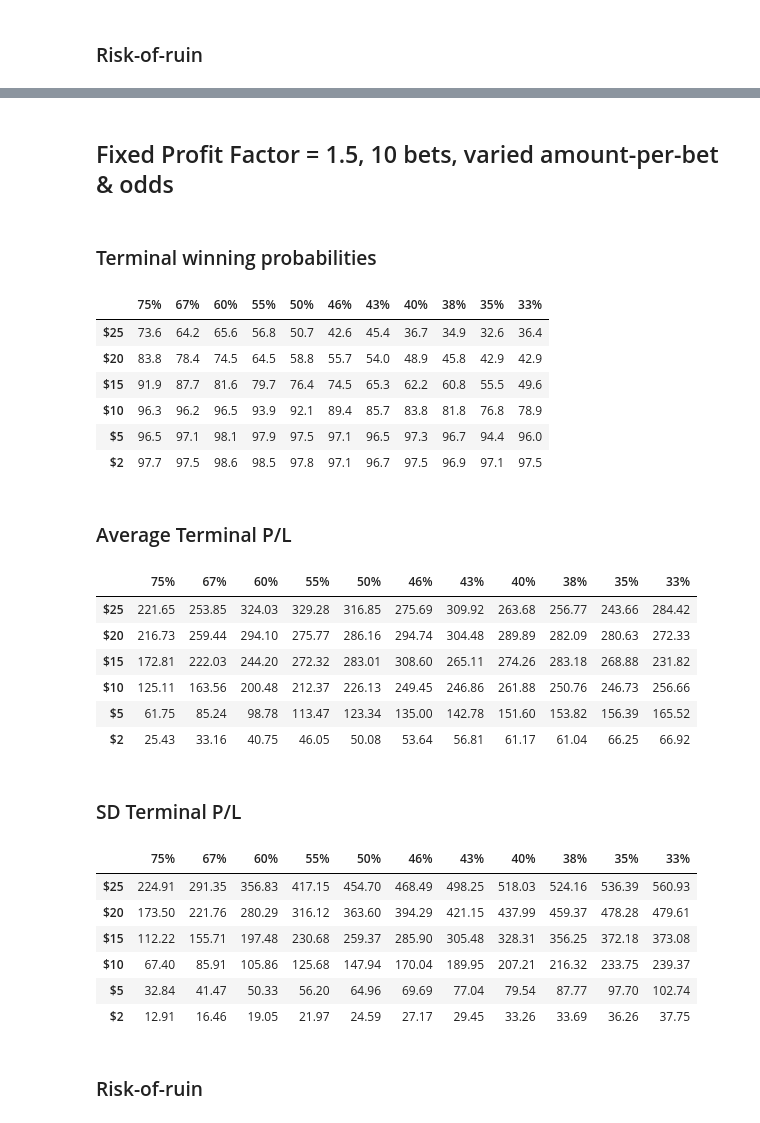
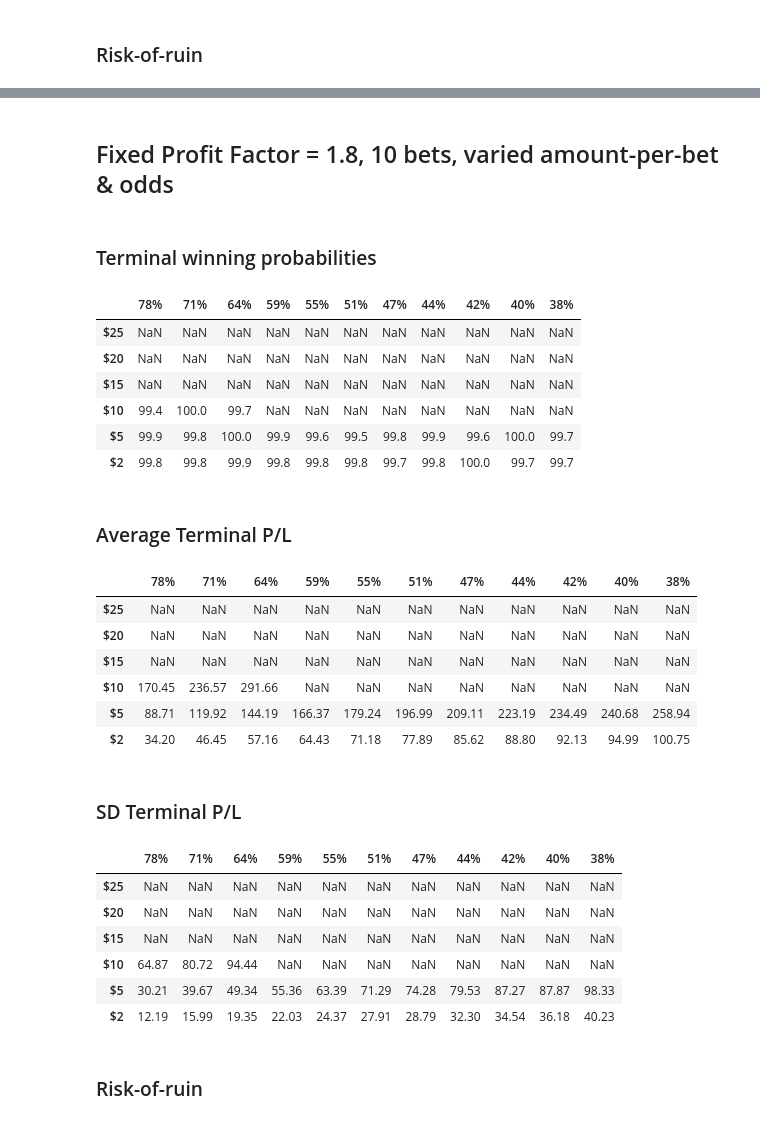
Before and after one commit to willbillionquant/riskmanagement, a Jupyter notebook: binarybet-simple.ipynb, the cells around one changed output, grey strips where cells are left out. Drawn from its saved outputs; the diff is of its cells as text; code cells hidden in the pictures.

```diff
--- a/binarybet-simple.ipynb
+++ b/binarybet-simple.ipynb
@@ -442,11 +442,11 @@ dfRuin2[(dfAvg2 > 0)]
 # %% [markdown]
-## Fixed Profit Factor = 1.5, 10 bets, varied amount-per-bet & odds
+## Fixed Profit Factor = 1.8, 10 bets, varied amount-per-bet & odds
 # %%
 bList = [0.25 * r for r in range(2, 13)]
 aList = [25, 20, 15, 10, 5, 2]
 
 initAmount = 100
-profitfactor = 1.5
+profitfactor = 1.8
 numTrials = 100
 numSim = 1000
 
@@ -469,39 +469,39 @@ for b, a in product(bList, aList):
 # %% [markdown]
 ### Terminal winning probabilities
 # %%
-dfProb3[(dfAvg3 > 0)]
+dfProb3[(dfRuin3 < 0.01) & (dfAvg3 > 0)]
 # %% [output]
-|  | 75% | 67% | 60% | 55% | 50% | 46% | 43% | 40% | 38% | 35% | 33% |
-| $25 | 73.6 | 64.2 | 65.6 | 56.8 | 50.7 | 42.6 | 45.4 | 36.7 | 34.9 | 32.6 | 36.4 |
-| $20 | 83.8 | 78.4 | 74.5 | 64.5 | 58.8 | 55.7 | 54.0 | 48.9 | 45.8 | 42.9 | 42.9 |
-| $15 | 91.9 | 87.7 | 81.6 | 79.7 | 76.4 | 74.5 | 65.3 | 62.2 | 60.8 | 55.5 | 49.6 |
-| $10 | 96.3 | 96.2 | 96.5 | 93.9 | 92.1 | 89.4 | 85.7 | 83.8 | 81.8 | 76.8 | 78.9 |
-| $5 | 96.5 | 97.1 | 98.1 | 97.9 | 97.5 | 97.1 | 96.5 | 97.3 | 96.7 | 94.4 | 96.0 |
-| $2 | 97.7 | 97.5 | 98.6 | 98.5 | 97.8 | 97.1 | 96.7 | 97.5 | 96.9 | 97.1 | 97.5 |
+|  | 78% | 71% | 64% | 59% | 55% | 51% | 47% | 44% | 42% | 40% | 38% |
+| $25 | NaN | NaN | NaN | NaN | NaN | NaN | NaN | NaN | NaN | NaN | NaN |
+| $20 | NaN | NaN | NaN | NaN | NaN | NaN | NaN | NaN | NaN | NaN | NaN |
+| $15 | NaN | NaN | NaN | NaN | NaN | NaN | NaN | NaN | NaN | NaN | NaN |
+| $10 | 99.4 | 100.0 | 99.7 | NaN | NaN | NaN | NaN | NaN | NaN | NaN | NaN |
+| $5 | 99.9 | 99.8 | 100.0 | 99.9 | 99.6 | 99.5 | 99.8 | 99.9 | 99.6 | 100.0 | 99.7 |
+| $2 | 99.8 | 99.8 | 99.9 | 99.8 | 99.8 | 99.8 | 99.7 | 99.8 | 100.0 | 99.7 | 99.7 |
 # %% [markdown]
 ### Average Terminal P/L
 # %%
-dfAvg3[(dfAvg3 > 0)]
+dfAvg3[(dfRuin3 < 0.01) & (dfAvg3 > 0)]
 # %% [output]
-|  | 75% | 67% | 60% | 55% | 50% | 46% | 43% | 40% | 38% | 35% | 33% |
-| $25 | 221.65 | 253.85 | 324.03 | 329.28 | 316.85 | 275.69 | 309.92 | 263.68 | 256.77 | 243.66 | 284.42 |
-| $20 | 216.73 | 259.44 | 294.10 | 275.77 | 286.16 | 294.74 | 304.48 | 289.89 | 282.09 | 280.63 | 272.33 |
-| $15 | 172.81 | 222.03 | 244.20 | 272.32 | 283.01 | 308.60 | 265.11 | 274.26 | 283.18 | 268.88 | 231.82 |
-| $10 | 125.11 | 163.56 | 200.48 | 212.37 | 226.13 | 249.45 | 246.86 | 261.88 | 250.76 | 246.73 | 256.66 |
-| $5 | 61.75 | 85.24 | 98.78 | 113.47 | 123.34 | 135.00 | 142.78 | 151.60 | 153.82 | 156.39 | 165.52 |
-| $2 | 25.43 | 33.16 | 40.75 | 46.05 | 50.08 | 53.64 | 56.81 | 61.17 | 61.04 | 66.25 | 66.92 |
+|  | 78% | 71% | 64% | 59% | 55% | 51% | 47% | 44% | 42% | 40% | 38% |
+| $25 | NaN | NaN | NaN | NaN | NaN | NaN | NaN | NaN | NaN | NaN | NaN |
+| $20 | NaN | NaN | NaN | NaN | NaN | NaN | NaN | NaN | NaN | NaN | NaN |
+| $15 | NaN | NaN | NaN | NaN | NaN | NaN | NaN | NaN | NaN | NaN | NaN |
+| $10 | 170.45 | 236.57 | 291.66 | NaN | NaN | NaN | NaN | NaN | NaN | NaN | NaN |
+| $5 | 88.71 | 119.92 | 144.19 | 166.37 | 179.24 | 196.99 | 209.11 | 223.19 | 234.49 | 240.68 | 258.94 |
+| $2 | 34.20 | 46.45 | 57.16 | 64.43 | 71.18 | 77.89 | 85.62 | 88.80 | 92.13 | 94.99 | 100.75 |
 # %% [markdown]
 ### SD Terminal P/L
 # %%
-dfStd3[(dfAvg3 > 0)]
+dfStd3[(dfRuin3 < 0.01) & (dfAvg3 > 0)]
 # %% [output]
-|  | 75% | 67% | 60% | 55% | 50% | 46% | 43% | 40% | 38% | 35% | 33% |
-| $25 | 224.91 | 291.35 | 356.83 | 417.15 | 454.70 | 468.49 | 498.25 | 518.03 | 524.16 | 536.39 | 560.93 |
-| $20 | 173.50 | 221.76 | 280.29 | 316.12 | 363.60 | 394.29 | 421.15 | 437.99 | 459.37 | 478.28 | 479.61 |
-| $15 | 112.22 | 155.71 | 197.48 | 230.68 | 259.37 | 285.90 | 305.48 | 328.31 | 356.25 | 372.18 | 373.08 |
-| $10 | 67.40 | 85.91 | 105.86 | 125.68 | 147.94 | 170.04 | 189.95 | 207.21 | 216.32 | 233.75 | 239.37 |
-| $5 | 32.84 | 41.47 | 50.33 | 56.20 | 64.96 | 69.69 | 77.04 | 79.54 | 87.77 | 97.70 | 102.74 |
-| $2 | 12.91 | 16.46 | 19.05 | 21.97 | 24.59 | 27.17 | 29.45 | 33.26 | 33.69 | 36.26 | 37.75 |
+|  | 78% | 71% | 64% | 59% | 55% | 51% | 47% | 44% | 42% | 40% | 38% |
+| $25 | NaN | NaN | NaN | NaN | NaN | NaN | NaN | NaN | NaN | NaN | NaN |
+| $20 | NaN | NaN | NaN | NaN | NaN | NaN | NaN | NaN | NaN | NaN | NaN |
+| $15 | NaN | NaN | NaN | NaN | NaN | NaN | NaN | NaN | NaN | NaN | NaN |
+| $10 | 64.87 | 80.72 | 94.44 | NaN | NaN | NaN | NaN | NaN | NaN | NaN | NaN |
+| $5 | 30.21 | 39.67 | 49.34 | 55.36 | 63.39 | 71.29 | 74.28 | 79.53 | 87.27 | 87.87 | 98.33 |
+| $2 | 12.19 | 15.99 | 19.35 | 22.03 | 24.37 | 27.91 | 28.79 | 32.30 | 34.54 | 36.18 | 40.23 |
 # %% [markdown]
 ### Risk-of-ruin
 # %%
```
Also changed, not shown: parts of 17 cells of this notebook.
